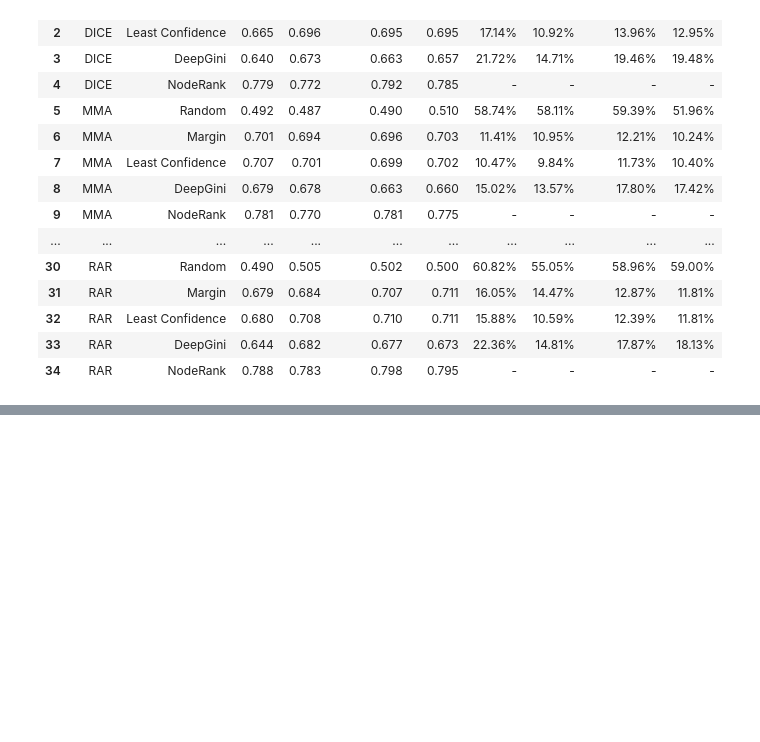
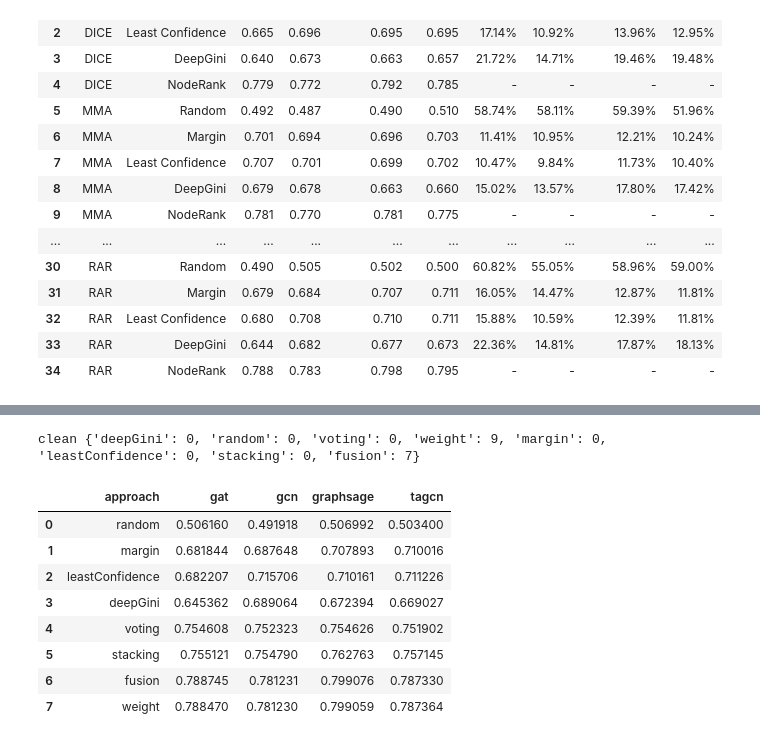
Before and after one commit to yinghuali/NodeRank, a Jupyter notebook: ResultAnalysis.ipynb, the cells around one changed output, grey strips where cells are left out. Saved outputs shown, nothing was run; the diff lists cells and outputs as text; code cells hidden in the pictures; blank space fills up the shorter version.

```diff
--- a/ResultAnalysis.ipynb
+++ b/ResultAnalysis.ipynb
@@ -333,0 +409,37 @@ df_rq2
+# %%
+approach_list = list(set(df['approach']))
+dic = dict(zip(approach_list, [0]*len(approach_list)))
+
+for sub, pdf in df_clean.groupby(['data', 'model']):
+    tmp_dic = dict(zip(pdf['approach'], pdf['apfd']))
+    key = max(tmp_dic,key=tmp_dic.get)
+    dic[key] += 1
+
+print('clean', dic)
+
+df_clean = df_clean.groupby(['approach', 'model']).agg({'apfd': 'mean'}).reset_index()
+
+approach_list = ['random', 'margin', 'leastConfidence', 'deepGini', 'voting', 'stacking', 'fusion', 'weight']
+model_list = ['gat', 'gcn', 'graphsage', 'tagcn']
+
+res_list = []
+for approach in approach_list:
+    tmp_res = [approach]
+    for model in model_list:
+        tmp_apfd = df_clean[(df_clean['approach']==approach) & (df_clean['model']==model)]['apfd'].values[0]
+        tmp_res.append(tmp_apfd)
+    res_list.append(tmp_res)
+
+df_res = pd.DataFrame(res_list, columns=['approach']+model_list)
+df_res
+# %% [output]
+clean {'deepGini': 0, 'random': 0, 'voting': 0, 'weight': 9, 'margin': 0, 'leastConfidence': 0, 'stacking': 0, 'fusion': 7}
+|  | approach | gat | gcn | graphsage | tagcn |
+| 0 | random | 0.506160 | 0.491918 | 0.506992 | 0.503400 |
+| 1 | margin | 0.681844 | 0.687648 | 0.707893 | 0.710016 |
+| 2 | leastConfidence | 0.682207 | 0.715706 | 0.710161 | 0.711226 |
+| 3 | deepGini | 0.645362 | 0.689064 | 0.672394 | 0.669027 |
+| 4 | voting | 0.754608 | 0.752323 | 0.754626 | 0.751902 |
+| 5 | stacking | 0.755121 | 0.754790 | 0.762763 | 0.757145 |
+| 6 | fusion | 0.788745 | 0.781231 | 0.799076 | 0.787330 |
+| 7 | weight | 0.788470 | 0.781230 | 0.799059 | 0.787364 |
```
Also changed, not shown: parts of 6 cells of this notebook, 2 other files.
